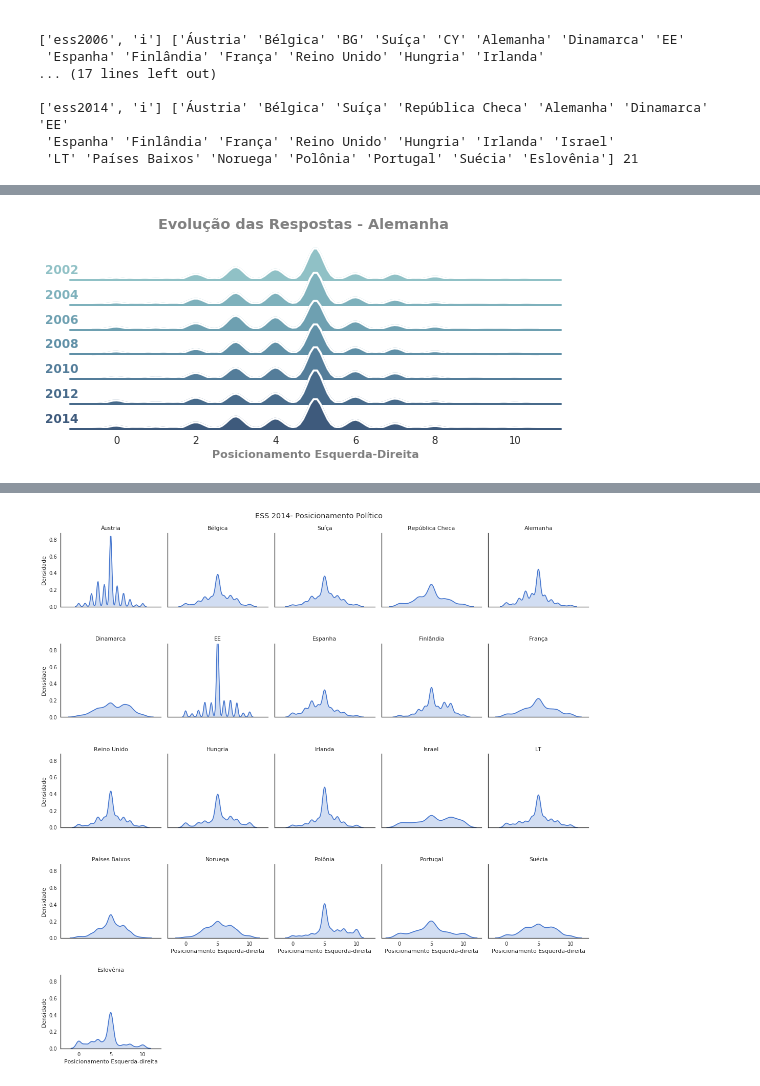
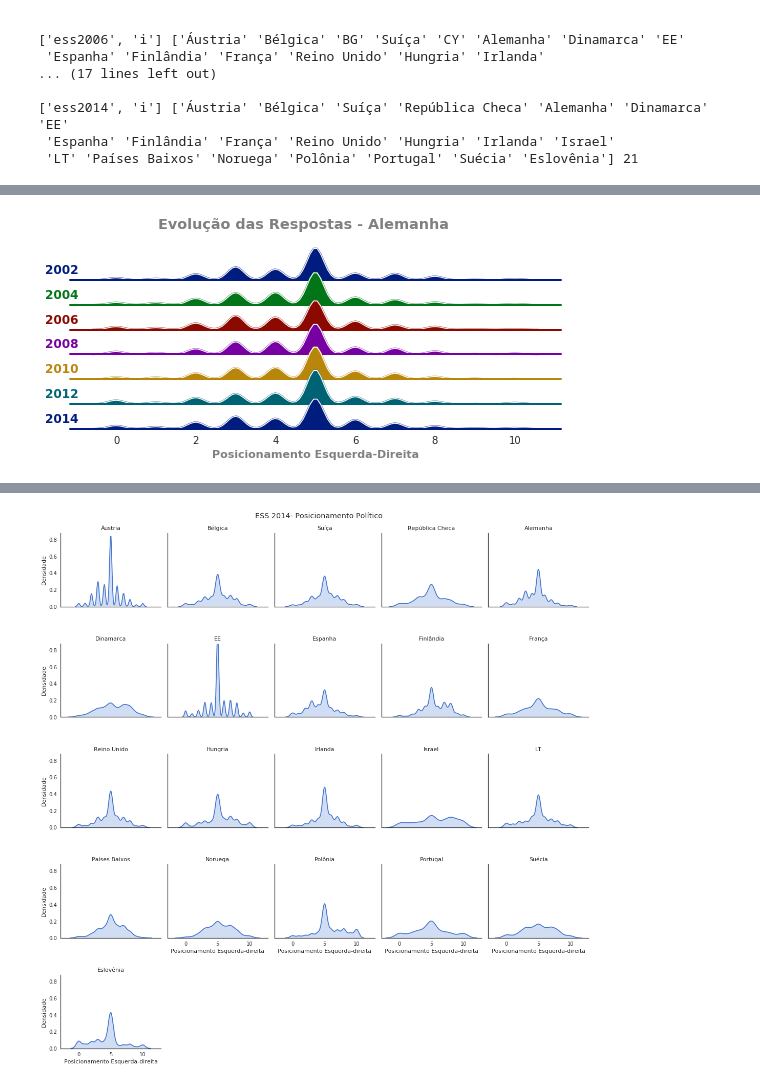
Before and after one commit to marcelovmaciel/Projeto, a Jupyter notebook: data-analysis/02-loadall_ess.ipynb, the cells around one changed output, grey strips where cells are left out. Saved outputs shown, nothing was run; the diff lists cells and outputs as text; code cells hidden in the pictures.

Commit message:
new palette

```diff
--- a/data-analysis/02-loadall_ess.ipynb
+++ b/data-analysis/02-loadall_ess.ipynb
@@ -203,37 +203,37 @@ def evolution_plot(df,facet_row,cntry,var,xlabel, title):
     sns.set(style="white", rc={"axes.facecolor": (0, 0, 0, 0)})
     # Initialize the FacetGrid object
     pal = sns.cubehelix_palette(10, rot=-.25, light=.7)
-    g = sns.FacetGrid(valid_cntry_ideo, row= facet_row, hue= facet_row, aspect=15, size=.5, palette=pal)
+    g = sns.FacetGrid(valid_cntry_ideo, row= facet_row, hue= facet_row, aspect=15, size=.5, palette="dark")
 
     # Draw the densities in a few steps
     g.map(sns.kdeplot, var, clip_on=False, shade=True, alpha=1, lw=1.5, bw=.2)
-    g.map(sns.kdeplot, var, clip_on=False, color="w", lw=2, bw=.2)
+    g.map(sns.kdeplot, var, clip_on=False, color="w", lw=1, bw=.2)
     g.map(plt.axhline, y=0, lw=2, clip_on=False)
 
 
     # Define and use a simple function to label the plot in axes coordinates
     def label(x, color, label):
         ax = plt.gca()
         ax.text(-0.05, .3, label, fontweight="bold", color=color,
                         ha="left",va="center",  transform=ax.transAxes)
 
     g.map(label, var)
     g.set_xlabels(xlabel,fontweight= "bold", color = "gray")
     # Set the subplots to overlap
     g.fig.subplots_adjust(hspace=-.25)
 
     # Remove axes details that don't play will with overlap
     g.set_titles("")
     g.set(yticks=[])
     g.despine(bottom=True, left=True)
     plt.suptitle(title, y = 1.01,  color = "gray", fontweight= "bold")
     plt.savefig("ess_{}_plots.pdf".format(cntry), bbox_inches='tight',\
                                                   pad_inches=0.2, dpi = 250)
 
 
 evolution_plot(result,facet_row = "essround",  cntry = "Alemanha",var = "lrscale", xlabel = "Posicionamento Esquerda-Direita", title = "Evolução das Respostas - Alemanha")
 # %% [output]
-[figure, old version]
+[figure, new version]
 # %%
 ideo_2002
 # %% [output]
```
